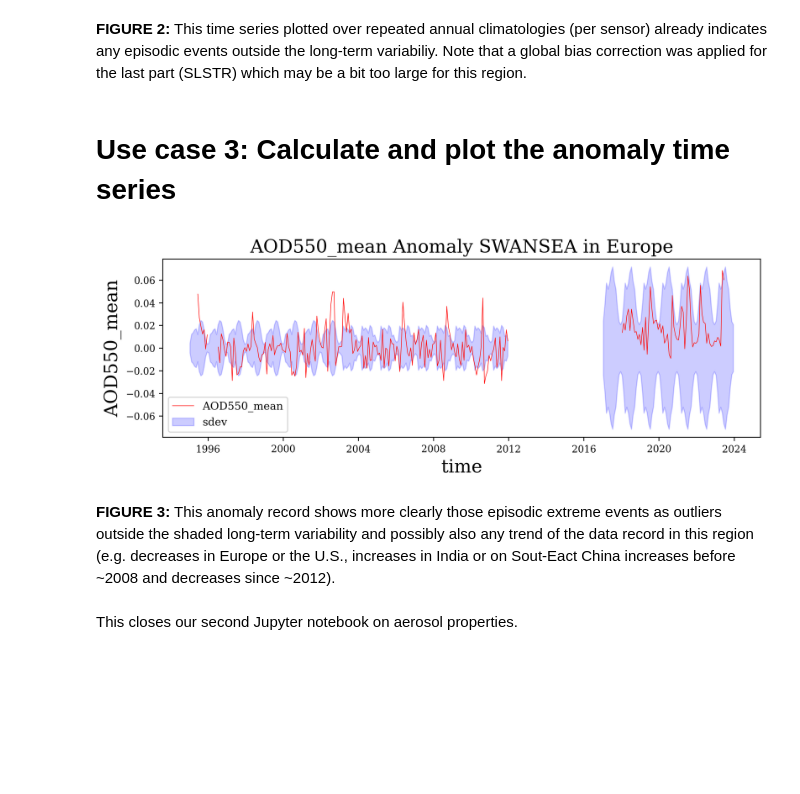
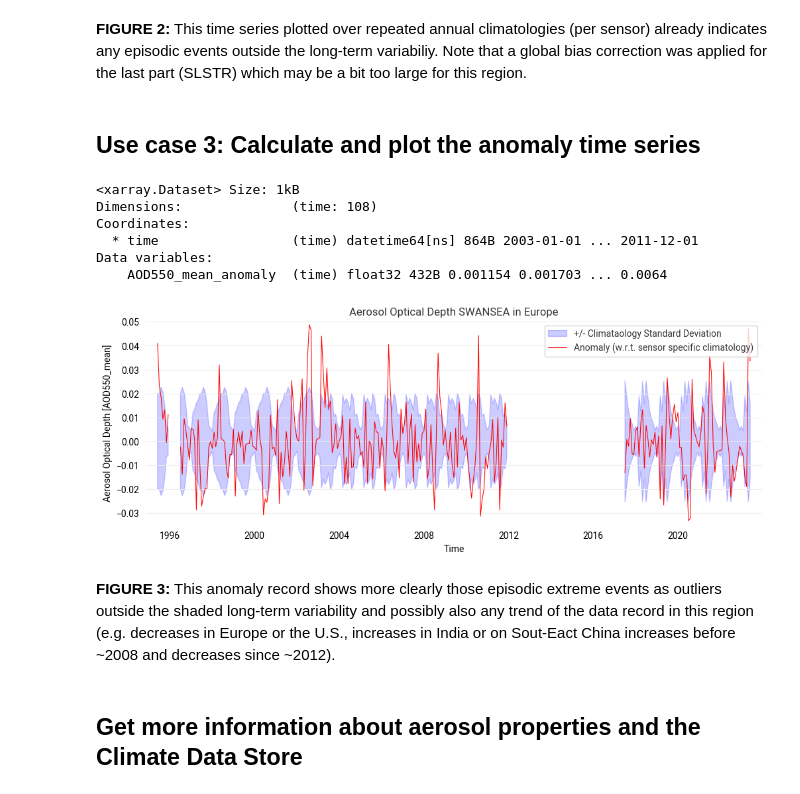
Before and after one commit to ecmwf-training/c3s-training-submodule-sat-obs-atmos-comp, a Jupyter notebook: aerosol-multi-sensor-record.ipynb, the cells around one changed output. Drawn from its saved outputs; the diff is of its cells as text; code cells hidden in the pictures; blank space fills up the shorter version.

```diff
--- a/aerosol-multi-sensor-record.ipynb
+++ b/aerosol-multi-sensor-record.ipynb
@@ -513,26 +465,64 @@ plt.savefig(DATADIR + 'timeseries_with_climatology_' + variable + '_' + algorith
 # %% [markdown]
 **FIGURE 2:** This time series plotted over repeated annual climatologies (per sensor) already indicates any episodic events outside the long-term variabiliy. Note that a global bias correction was applied for the last part (SLSTR) which may be a bit too large for this region.
 # %% [markdown]
-# <a id='anomaly'></a> Use case 3: Calculate and plot the anomaly time series
+## Use case 3: Calculate and plot the anomaly time series
-# %%
-# Calculate anomalies := difference of individual value and cliamtology value for each month
-
-anomaly = [var[i] - aod_climatology_ges[i] for i in range(len(var))]
-aod_standard_deviation_ges_ = [-aod_standard_deviation_ges[i] for i in range(len(aod_standard_deviation_ges))]
-
-# Plot the anomalies time series together with the variability range per calendar month
-fig = plt.figure(figsize=(10,3))
-plt.plot(time, anomaly, '-', label = variable, color = 'red', linewidth = 0.5)
-plt.fill_between(time_dual, aod_standard_deviation_ges, aod_standard_deviation_ges_,label='sdev', color = 'blue', alpha = 0.2)
-plt.ylabel(variable)
-plt.xlabel('time')
-plt.legend()
-plt.title(variable + ' Anomaly ' + algorithm + ' in ' + region)
-plt.savefig(DATADIR + 'anomaly_timeseries_' + variable + '_' + algorithm + '_' + region + '.png', dpi=500, bbox_inches='tight')
-# %% [output]
-[figure, removed]
+# %%
+anomaly_dict = {}
+for sensor, ds in ds_dict.items():
+    # Select the region of interest and calculate the spatial mean, including the spatial weighting
+    ds_region = ds.sel(**region_slice)
+    ds_spatial_mean = ek_aggregate.spatial.reduce(
+        ds_region[varname], how="mean", weights="latitude", skipna=True
+    )
+    # We now compute the anomaly, using the previously calculated climatology
+    ds_spatial_mean_anomaly = ek_aggregate.climatology.anomaly(
+        ds_spatial_mean, climatology=climate_dict[sensor][f"{varname}_mean"],
+        frequency="month"
+    )
+    anomaly_dict[sensor] = ds_spatial_mean_anomaly.to_dataset()
+
+anomaly_dict["AATSR"]
+# %% [output]
+<xarray.Dataset> Size: 1kB
+Dimensions:              (time: 108)
+Coordinates:
+  * time                 (time) datetime64[ns] 864B 2003-01-01 ... 2011-12-01
+Data variables:
+    AOD550_mean_anomaly  (time) float32 432B 0.001154 0.001703 ... 0.0064
+# %%
+# concatenate the anomaly datasets
+anomaly_series = xr.concat(anomaly_dict.values(), dim="time")
+anomaly_series = anomaly_series.reindex(time=time_index)
+
+# Create a figure for plotting the data
+fig, ax = plt.subplots(figsize=(12,4))
+
+# Plot the climate mean +/- 1 standard deviation using fill_between
+ax.fill_between(
+    x=climate_series.time,
+    y1=-climate_series[f"{varname}_std"],
+    y2=climate_series[f"{varname}_std"],
+    color="blue", alpha=0.2,
+    label="+/- Sensor specific climataological standard deviation"
+)
+# Plot the climatology and the mean time series
+anomaly_series[f"{varname}_anomaly"].plot(
+    ax=ax, color="red", linewidth=0.75,
+    label="Anomaly (w.r.t. sensor specific climatology)"
+)
+ax.set_title(f"{variable_pretty} {algorithm} in {region}")
+ax.set_ylabel(f"{variable_pretty} [{varname}]")
+ax.set_xlabel("Time")
+ax.legend()
+
+#  To save the figure, uncomment the following line, or use the save button in the plot window
+# plt.savefig(f"{DATADIR}/anomaly_{variable}_{algorithm}_{region}.png", dpi=500, bbox_inches='tight')
+
+plt.show()
+# %% [output]
+[figure, added]
 # %% [markdown]
 **FIGURE 3:** This anomaly record shows more clearly those episodic extreme events as outliers outside the shaded long-term variability and possibly also any trend of the data record in this region (e.g. decreases in Europe or the U.S., increases in India or on Sout-Eact China increases before ~2008 and decreases since ~2012).
-# %% [markdown]
-This closes our second Jupyter notebook on aerosol properties.
+# %% [markdown]
+## Get more information about aerosol properties and the Climate Data Store
 # %% [markdown]
```
Also changed, not shown: parts of 67 cells of this notebook.
